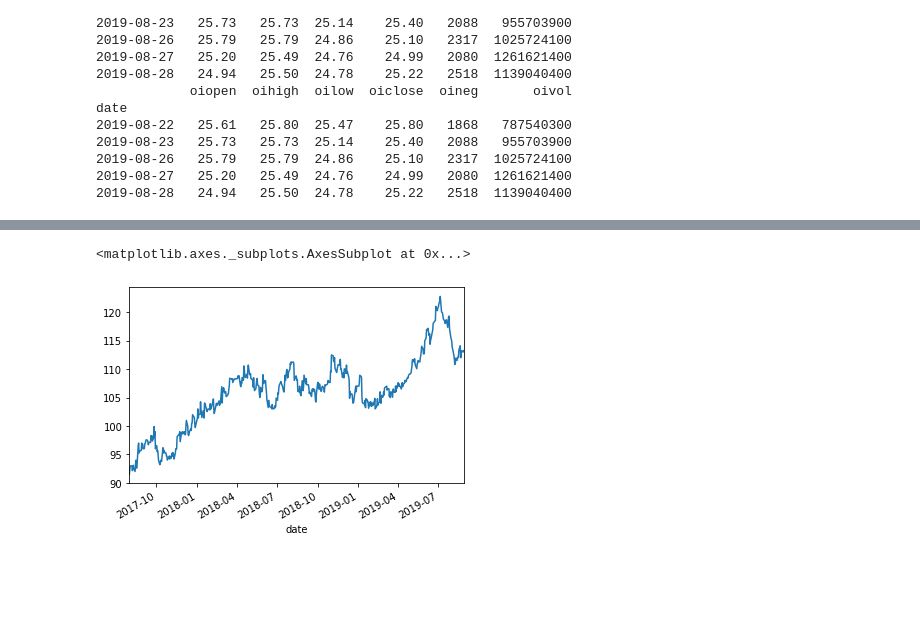
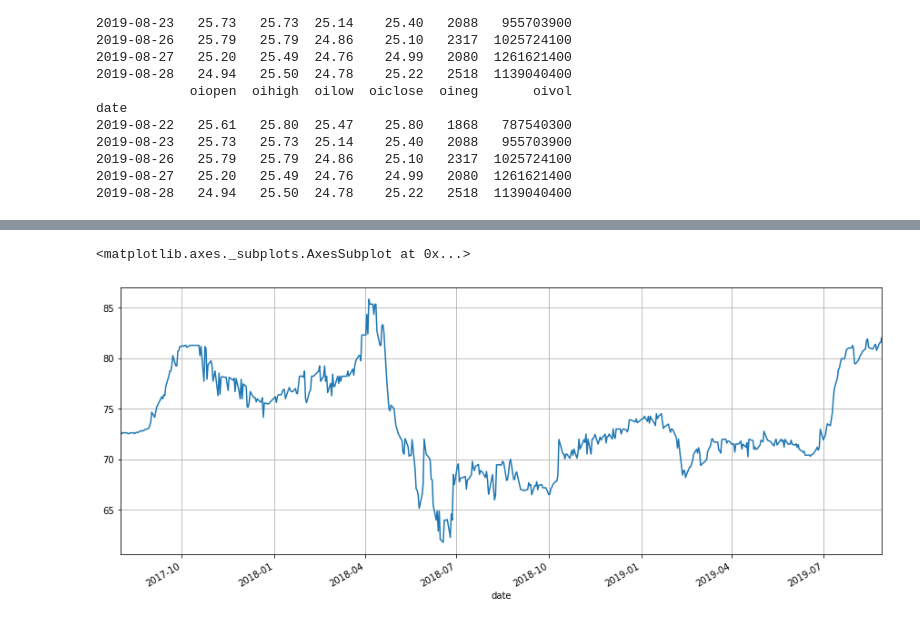
Before and after one commit to raphabraccialli/OpenFinanceLab, a Jupyter notebook: monthly_fii/monthly_fiis.ipynb, the cells around one changed output, grey strips where cells are left out. Drawn from its saved outputs; the diff is of its cells as text; code cells hidden in the pictures; blank space fills up the shorter version.

```diff
--- a/monthly_fii/monthly_fiis.ipynb
+++ b/monthly_fii/monthly_fiis.ipynb
@@ -27,10 +27,21 @@ fiis_dataFrame.tail()
 | 2019-08-28 | 103.20 | 104.25 | 102.14 | 103.75 | 407.0 | 96659814.0 | ... |
 5 rows × 546 columns
 # %%
+# splits data to be used
+
 start = to_datetime('1/08/2017')
 fiis = fiis_dataFrame[fiis_dataFrame.index >= start]
 fiis = fiis.dropna(axis=1, how='any')
-fiis = fiis.drop(to_drop, axis=1)
 
 #fiis.plot(figsize=(15,6))
 #fiis.tail()
+
+fiis_closing_key = []
+
+for key in fiis.keys():
+    if(key.startswith('close')):
+        fiis_closing_key.append(key)
+
+#fiis_closing_key
+
+#'g' in df.index
@@ -46,0 +48,15 @@ for key in fiis.keys():
+# %%
+# corrects inplit and splits
+
+for fk in fiis_closing_key:
+    multiplier = 1
+    price_list = list(range(len(fiis[fk])))[:-1]
+    price_list.reverse()
+    #print(price_list)
+    for price in price_list:
+        ratio = fiis[fk][price]/fiis[fk][price+1]/multiplier
+        if ratio >= 2 or ratio <= 1/2:
+            multiplier *= ratio #round to nearest integer
+            print(str(fk) + ' ' + str(price))
+            print(multiplier)
+        fiis[fk][price] /= multiplier
@@ -171,6 +201,8 @@ fiis['close_RNEW11'].plot()
 # %%
 #[['close_FIGS11.sa', 31.0], ['close_HTMX11.sa', 14.0], ['close_RNGO11.sa', 24.0], ['close_BBRC11.sa', 14.0], ['close_FEXC11.sa', 19.0], ['close_XPCM11.sa', 21.0], ['close_FIIP11B.sa', 10.0], ['close_KNCR11.sa', 19.0], ['close_KNIP11.sa', 18.0], ['close_CPTS11B.sa', 20.0], ['close_BBPO11.sa', 14.0], ['close_JRDM11.sa', 28.0], ['close_CBOP11.sa', 27.0], ['close_SAAG11.sa', 16.0], ['close_KNRI11.sa', 13.0], ['close_NSLU11.sa', 9.0], ['close_CTXT11.sa', 478.0], ['close_BRCR11.sa', 19.0], ['close_BCRI11.sa', 18.0], ['close_CNES11.sa', 25.0]]
-fiis['close_FEXC11.sa'].plot()
+#fiis['close_CBOP11.sa'][170:180].plot(figsize=(15,6))
+#fiis['close_CBOP11.sa'][170:180].plot(figsize=(15,6), grid='on')
+fiis['close_CBOP11.sa'].plot(figsize=(15,6), grid='on')
 # %% [output]
 <matplotlib.axes._subplots.AxesSubplot at 0x...>
-[figure, old version]
+[figure, new version]
```
Also changed, not shown: parts of 6 cells of this notebook.
